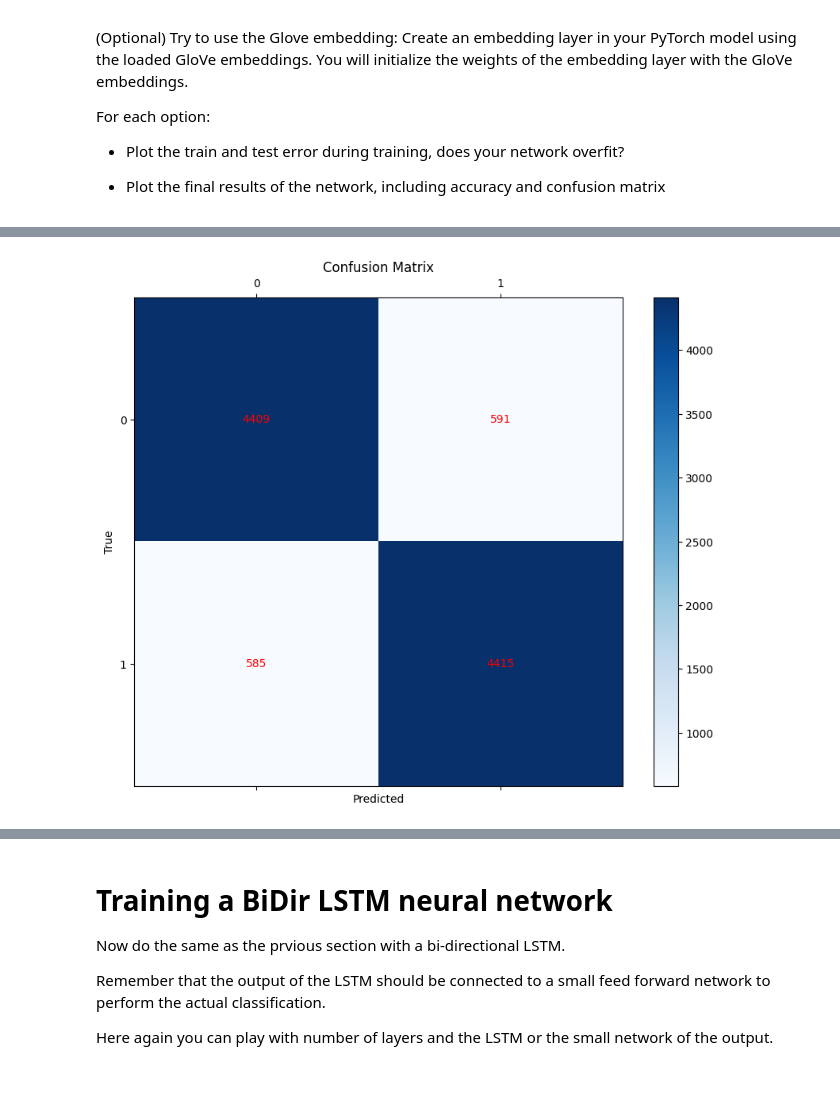
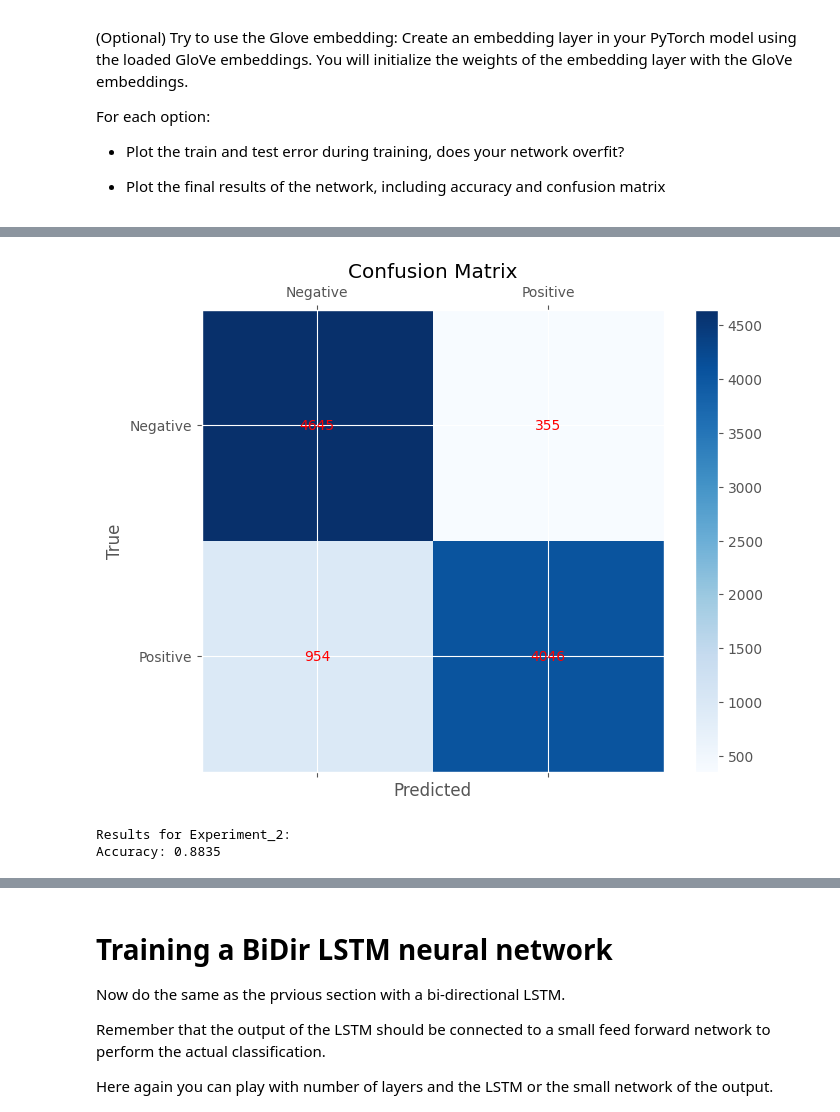
Before and after one commit to YanivGabay/Reviews_Sentiment_BILSTM, a Jupyter notebook: Natural_Language_Processing_–_Ex_2.ipynb, the cells around one changed output, grey strips where cells are left out. Cells and saved outputs as stored; diff of their text form; code cells hidden in the pictures; blank space fills up the shorter version.

Commit message:
almost finished... added an array of experiments, and modifyied everything into functions

```diff
--- a/Natural_Language_Processing_–_Ex_2.ipynb
+++ b/Natural_Language_Processing_–_Ex_2.ipynb
@@ -170,7 +177,7 @@ print("Original:", example_review)
 print("Cleaned:", cleaned_review)
 try:
 # Load the data
-    data = load_text('./IMDB Dataset.csv')
+    data = load_text('./IMDB_Dataset.csv')
     data_orig_copy = data.copy()
     print("cleaned text printing:\n")
     display(data.head())
@@ -745,54 +817,42 @@ Number of testing loss entries: 10
 # %%
-# Set the model to evaluation mode
-model.eval()
 
-# Lists to store predictions and true labels
-all_predictions = []
-all_labels = []
+def plot_confusion_matrix(model, data_loader, device, class_names):
+    model.eval()  # Set the model to evaluation mode
+    all_predictions = []
+    all_labels = []
 
-# Disable gradient computation
-with torch.no_grad():
-    for texts, labels in test_loader:
-        # Move data to the appropriate device (GPU if available)
-        texts = texts.to(device).long()
-        labels = labels.to(device).float()
+    with torch.no_grad():
+        for texts, labels in data_loader:
+            texts = texts.to(device).long()
+            labels = labels.to(device).float()
+            predictions = model(texts).squeeze(1)
+            predicted_labels = torch.round(torch.sigmoid(predictions))
+            all_predictions.extend(predicted_labels.cpu().numpy())
+            all_labels.extend(labels.cpu().numpy())
 
-        # Forward pass to get outputs
-        predictions = model(texts).squeeze(1)
+    cm = confusion_matrix(all_labels, all_predictions)
+    accuracy = accuracy_score(all_labels, all_predictions)
+    print(f'Accuracy: {accuracy:.4f}')
 
-        # Convert predictions to binary values (0 or 1)
-        predicted_labels = torch.round(torch.sigmoid(predictions))
+    fig, ax = plt.subplots(figsize=(8, 6))
+    cax = ax.matshow(cm, cmap='Blues')
+    plt.title('Confusion Matrix')
+    fig.colorbar(cax)
+    ax.set_xticklabels([''] + class_names)
+    ax.set_yticklabels([''] + class_names)
 
-        # Collect all predictions and true labels
-        all_predictions.extend(predicted_labels.cpu().numpy())
-        all_labels.extend(labels.cpu().numpy())
+    for (i, j), val in np.ndenumerate(cm):
+        ax.text(j, i, f'{val}', ha='center', va='center', color='red')
 
-# Now, you can calculate metrics such as accuracy
-accuracy = accuracy_score(all_labels, all_predictions)
-print(f'Accuracy: {accuracy:.4f}')
+    plt.xlabel('Predicted')
+    plt.ylabel('True')
+    plt.show()
 
 
+class_names = ['Negative', 'Positive']  # Adjust as per your labels
 
-# And generate a confusion matrix
-cm = confusion_matrix(all_labels, all_predictions)
-print(cm)
-
-annot = np.array([['{:.0f}'.format(value) for value in row] for row in cm])
-print(annot)
-#currntly not working propley
-# trying to update matplotlib to fix it
-#sns wasnt working for heatmap
-# Plotting directly with Matplotlib
-fig, ax = plt.subplots(figsize=(10, 8))
-cax = ax.matshow(cm, cmap='Blues')
-
-# Adding annotations manually
-for (i, j), val in np.ndenumerate(cm):
-    ax.text(j, i, annot[i, j], ha='center', va='center', color='red')
-
-plt.xlabel('Predicted')
-plt.ylabel('True')
-plt.title('Confusion Matrix')
-fig.colorbar(cax)
-plt.show()
+for experiment_name, experiment_result in experiment_results.items():
+    print(f"Results for {experiment_name}:")
+    trained_model = experiment_result['model']
+    plot_confusion_matrix(trained_model, test_loader, device, class_names)
 # %% [output]
@@ -804 +861,3 @@ Accuracy: 0.8824
-[figure, old version]
+[figure, new version]
+Results for Experiment_2:
+Accuracy: 0.8835
```
Also changed, not shown: parts of 8 cells of this notebook.
